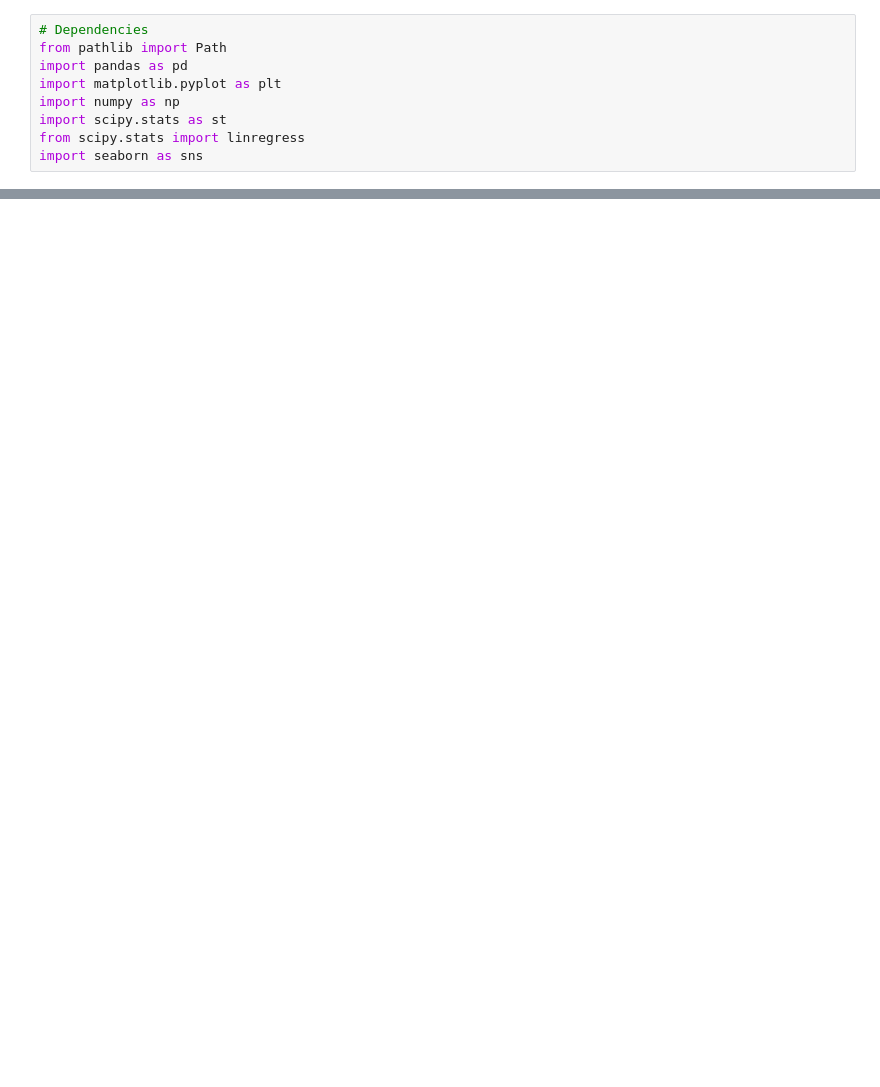
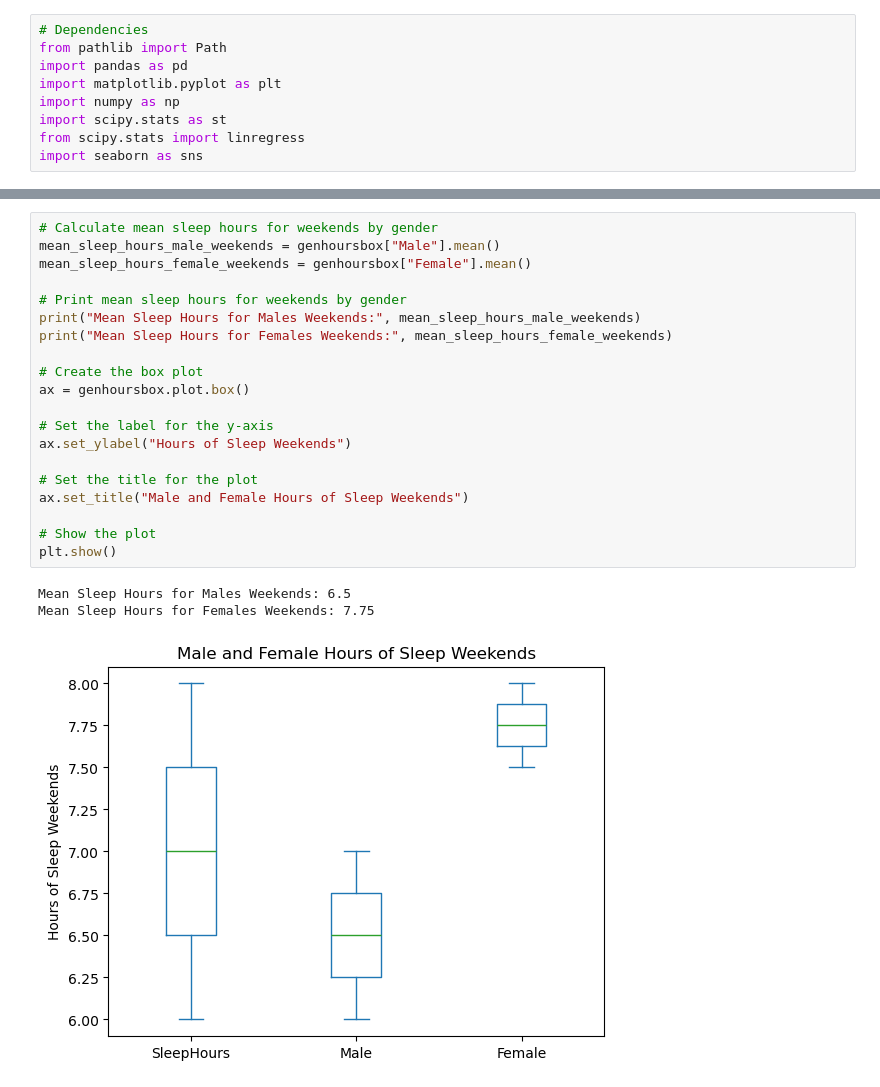
Before and after one commit to CalebCutrer/Project-1, a Jupyter notebook: JPP_Income_we.ipynb, the cells around one changed output, grey strips where cells are left out. Cells and saved outputs as stored; diff of their text form; blank space fills up the shorter version.

```diff
--- a/JPP_Income_we.ipynb
+++ b/JPP_Income_we.ipynb
@@ -188,0 +210,24 @@ Income_bar
+# %%
+# Calculate mean sleep hours for weekends by gender
+mean_sleep_hours_male_weekends = genhoursbox["Male"].mean()
+mean_sleep_hours_female_weekends = genhoursbox["Female"].mean()
+
+# Print mean sleep hours for weekends by gender
+print("Mean Sleep Hours for Males Weekends:", mean_sleep_hours_male_weekends)
+print("Mean Sleep Hours for Females Weekends:", mean_sleep_hours_female_weekends)
+
+# Create the box plot
+ax = genhoursbox.plot.box()
+
+# Set the label for the y-axis
+ax.set_ylabel("Hours of Sleep Weekends")
+
+# Set the title for the plot
+ax.set_title("Male and Female Hours of Sleep Weekends")
+
+# Show the plot
+plt.show()
+# %% [output]
+Mean Sleep Hours for Males Weekends: 6.5
+Mean Sleep Hours for Females Weekends: 7.75
+[figure, added]
```
Also changed, not shown: parts of 42 cells of this notebook.
